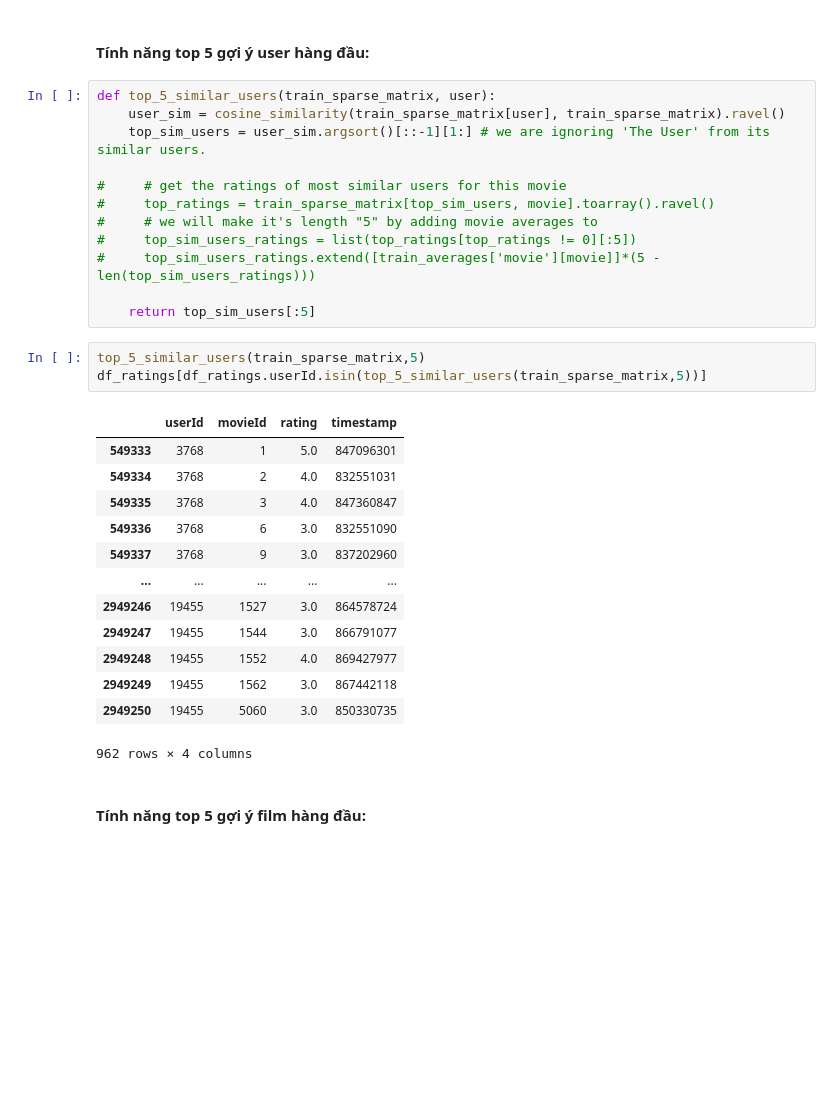
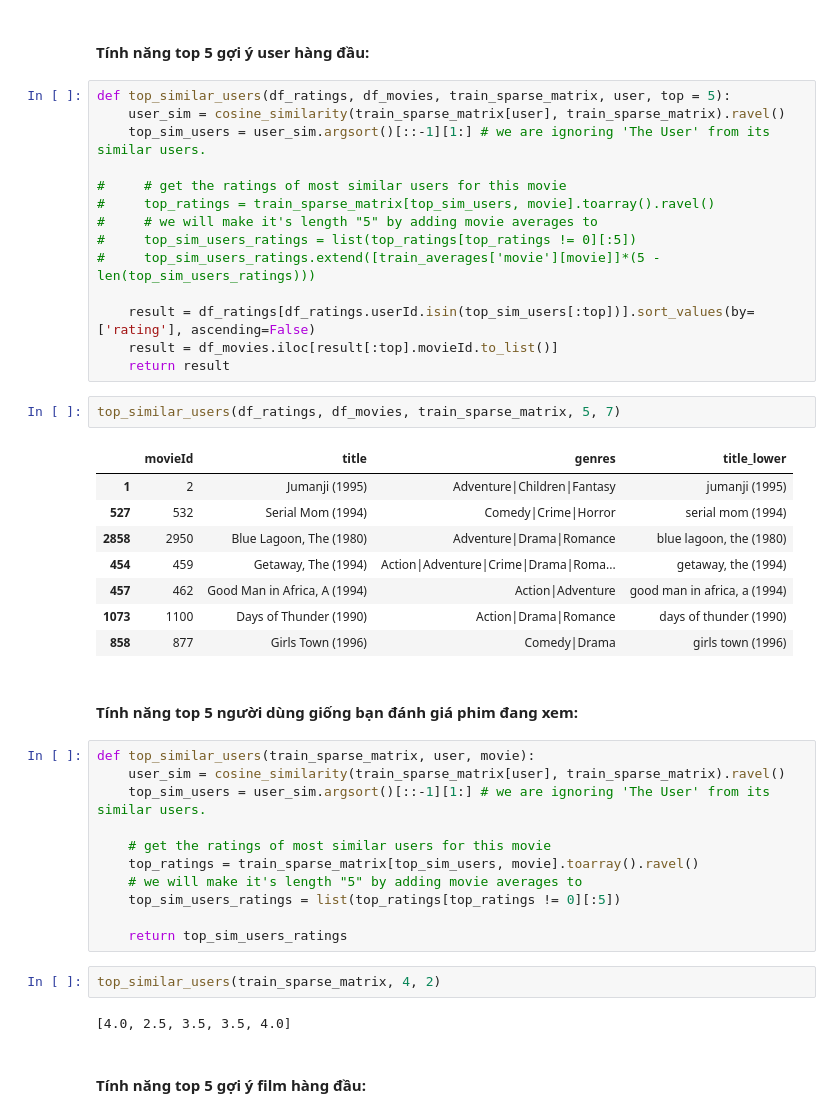
Before and after one commit to bason1999qn/Movie_Recommender_Systems, a Jupyter notebook: By_Spark.ipynb, the cells around one changed output. Cells and saved outputs as stored; diff of their text form; blank space fills up the shorter version.

```diff
--- a/By_Spark.ipynb
+++ b/By_Spark.ipynb
@@ -165,34 +168,47 @@ Chúng ta hãy xem xét làm thế nào để chuẩn bị chi tiết hơn từn
 # %% [markdown]
 #### Tính năng top 5 gợi ý user hàng đầu:
+# %%
+def top_similar_users(df_ratings, df_movies, train_sparse_matrix, user, top = 5):
+    user_sim = cosine_similarity(train_sparse_matrix[user], train_sparse_matrix).ravel()
+    top_sim_users = user_sim.argsort()[::-1][1:] # we are ignoring 'The User' from its similar users.
+
+#     # get the ratings of most similar users for this movie
+#     top_ratings = train_sparse_matrix[top_sim_users, movie].toarray().ravel()
+#     # we will make it's length "5" by adding movie averages to
+#     top_sim_users_ratings = list(top_ratings[top_ratings != 0][:5])
+#     top_sim_users_ratings.extend([train_averages['movie'][movie]]*(5 -len(top_sim_users_ratings)))
+
+    result = df_ratings[df_ratings.userId.isin(top_sim_users[:top])].sort_values(by=['rating'], ascending=False)
+    result = df_movies.iloc[result[:top].movieId.to_list()]
+    return result
+# %%
+top_similar_users(df_ratings, df_movies, train_sparse_matrix, 5, 7)
+# %% [output]
+|  | movieId | title | genres | title_lower |
+| 1 | 2 | Jumanji (1995) | Adventure|Children|Fantasy | jumanji (1995) |
+| 527 | 532 | Serial Mom (1994) | Comedy|Crime|Horror | serial mom (1994) |
+| 2858 | 2950 | Blue Lagoon, The (1980) | Adventure|Drama|Romance | blue lagoon, the (1980) |
+| 454 | 459 | Getaway, The (1994) | Action|Adventure|Crime|Drama|Roma... | getaway, the (1994) |
+| 457 | 462 | Good Man in Africa, A (1994) | Action|Adventure | good man in africa, a (1994) |
+| 1073 | 1100 | Days of Thunder (1990) | Action|Drama|Romance | days of thunder (1990) |
+| 858 | 877 | Girls Town (1996) | Comedy|Drama | girls town (1996) |
+# %% [markdown]
+#### Tính năng top 5 người dùng giống bạn đánh giá phim đang xem:
 # %%
-def top_5_similar_users(train_sparse_matrix, user):
+def top_similar_users(train_sparse_matrix, user, movie):
     user_sim = cosine_similarity(train_sparse_matrix[user], train_sparse_matrix).ravel()
     top_sim_users = user_sim.argsort()[::-1][1:] # we are ignoring 'The User' from its similar users.
 
-#     # get the ratings of most similar users for this movie
-#     top_ratings = train_sparse_matrix[top_sim_users, movie].toarray().ravel()
-#     # we will make it's length "5" by adding movie averages to
-#     top_sim_users_ratings = list(top_ratings[top_ratings != 0][:5])
-#     top_sim_users_ratings.extend([train_averages['movie'][movie]]*(5 -len(top_sim_users_ratings)))
+    # get the ratings of most similar users for this movie
+    top_ratings = train_sparse_matrix[top_sim_users, movie].toarray().ravel()
+    # we will make it's length "5" by adding movie averages to
+    top_sim_users_ratings = list(top_ratings[top_ratings != 0][:5])
 
-    return top_sim_users[:5]
+    return top_sim_users_ratings
-# %%
-top_5_similar_users(train_sparse_matrix,5)
-df_ratings[df_ratings.userId.isin(top_5_similar_users(train_sparse_matrix,5))]
-# %% [output]
-|  | userId | movieId | rating | timestamp |
-| 549333 | 3768 | 1 | 5.0 | 847096301 |
-| 549334 | 3768 | 2 | 4.0 | 832551031 |
-| 549335 | 3768 | 3 | 4.0 | 847360847 |
-| 549336 | 3768 | 6 | 3.0 | 832551090 |
-| 549337 | 3768 | 9 | 3.0 | 837202960 |
-| ... | ... | ... | ... | ... |
-| 2949246 | 19455 | 1527 | 3.0 | 864578724 |
-| 2949247 | 19455 | 1544 | 3.0 | 866791077 |
-| 2949248 | 19455 | 1552 | 4.0 | 869427977 |
-| 2949249 | 19455 | 1562 | 3.0 | 867442118 |
-| 2949250 | 19455 | 5060 | 3.0 | 850330735 |
-962 rows × 4 columns
+# %%
+top_similar_users(train_sparse_matrix, 4, 2)
+# %% [output]
+[4.0, 2.5, 3.5, 3.5, 4.0]
 # %% [markdown]
 #### Tính năng top 5 gợi ý film hàng đầu:
 # %% [markdown]
```
Also changed, not shown: parts of 16 cells of this notebook.
